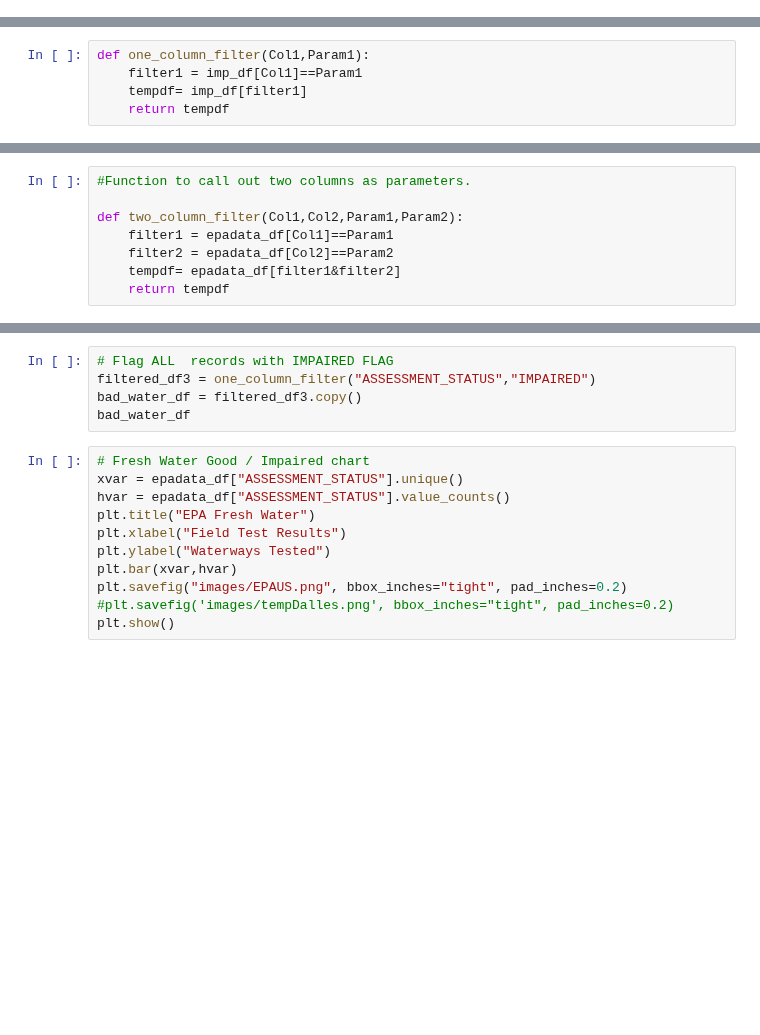
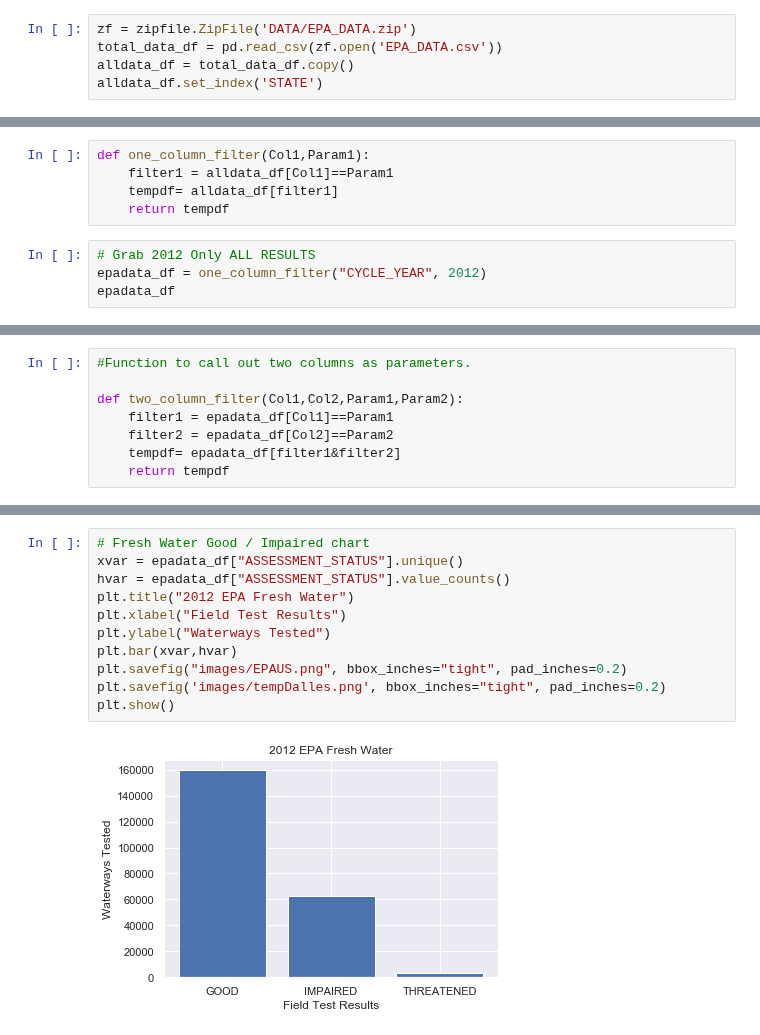
Before and after one commit to davidtracy6984/Climate-Change, a Jupyter notebook: FreshWater.ipynb, the cells around one changed output, grey strips where cells are left out. Cells and saved outputs as stored; diff of their text form; blank space fills up the shorter version.

```diff
--- a/FreshWater.ipynb
+++ b/FreshWater.ipynb
@@ -40,0 +23,5 @@ FileNotFoundError: [Errno 2] File b'EPA_DATA.csv' does not exist: b'EPA_DATA.csv
+# %%
+zf = zipfile.ZipFile('DATA/EPA_DATA.zip')
+total_data_df = pd.read_csv(zf.open('EPA_DATA.csv'))
+alldata_df = total_data_df.copy()
+alldata_df.set_index('STATE')
@@ -41,5 +43,9 @@ FileNotFoundError: [Errno 2] File b'EPA_DATA.csv' does not exist: b'EPA_DATA.csv
 # %%
 def one_column_filter(Col1,Param1):
-    filter1 = imp_df[Col1]==Param1
-    tempdf= imp_df[filter1]
+    filter1 = alldata_df[Col1]==Param1
+    tempdf= alldata_df[filter1]
     return tempdf
+# %%
+# Grab 2012 Only ALL RESULTS
+epadata_df = one_column_filter("CYCLE_YEAR", 2012)
+epadata_df
@@ -63,18 +111,15 @@ bad_drinking_df
-# %%
-# Flag ALL  records with IMPAIRED FLAG
-filtered_df3 = one_column_filter("ASSESSMENT_STATUS","IMPAIRED")
-bad_water_df = filtered_df3.copy()
-bad_water_df
 # %%
 # Fresh Water Good / Impaired chart
 xvar = epadata_df["ASSESSMENT_STATUS"].unique()
 hvar = epadata_df["ASSESSMENT_STATUS"].value_counts()
-plt.title("EPA Fresh Water")
+plt.title("2012 EPA Fresh Water")
 plt.xlabel("Field Test Results")
 plt.ylabel("Waterways Tested")
 plt.bar(xvar,hvar)
 plt.savefig("images/EPAUS.png", bbox_inches="tight", pad_inches=0.2)
-#plt.savefig('images/tempDalles.png', bbox_inches="tight", pad_inches=0.2)
+plt.savefig('images/tempDalles.png', bbox_inches="tight", pad_inches=0.2)
 plt.show()
+# %% [output]
+[figure, added]
 # %%
 # ALL IMPAIRED FOR EACH STATE
```
Also changed, not shown: parts of 20 cells of this notebook, 9 other files.
